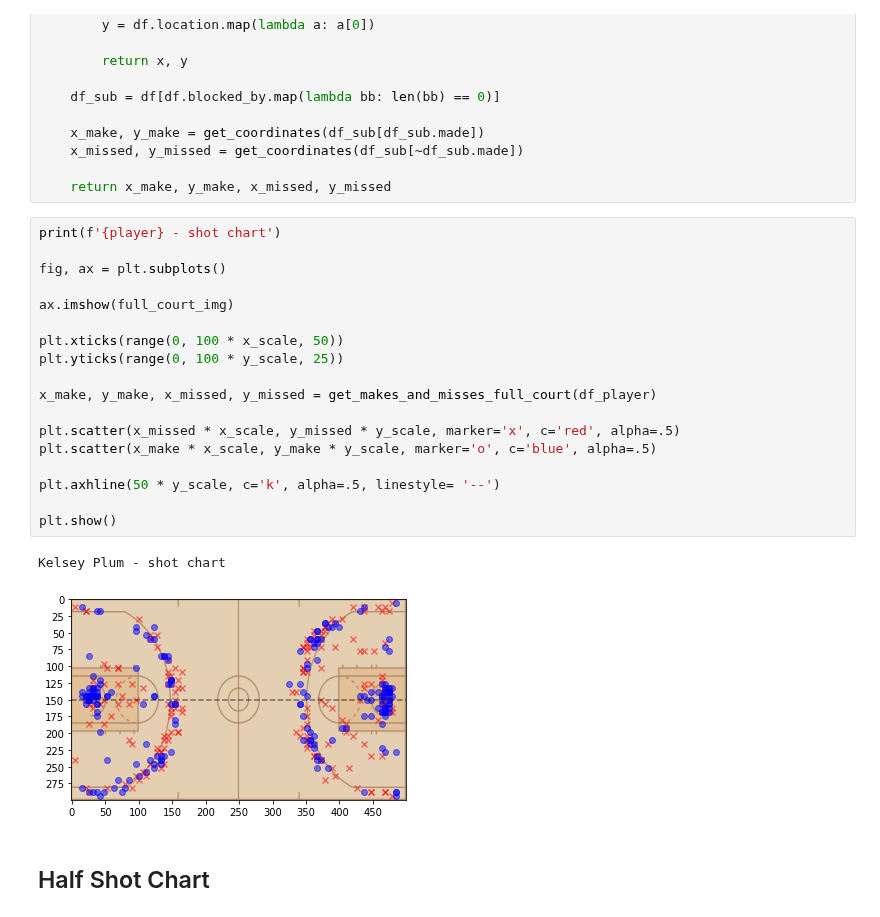
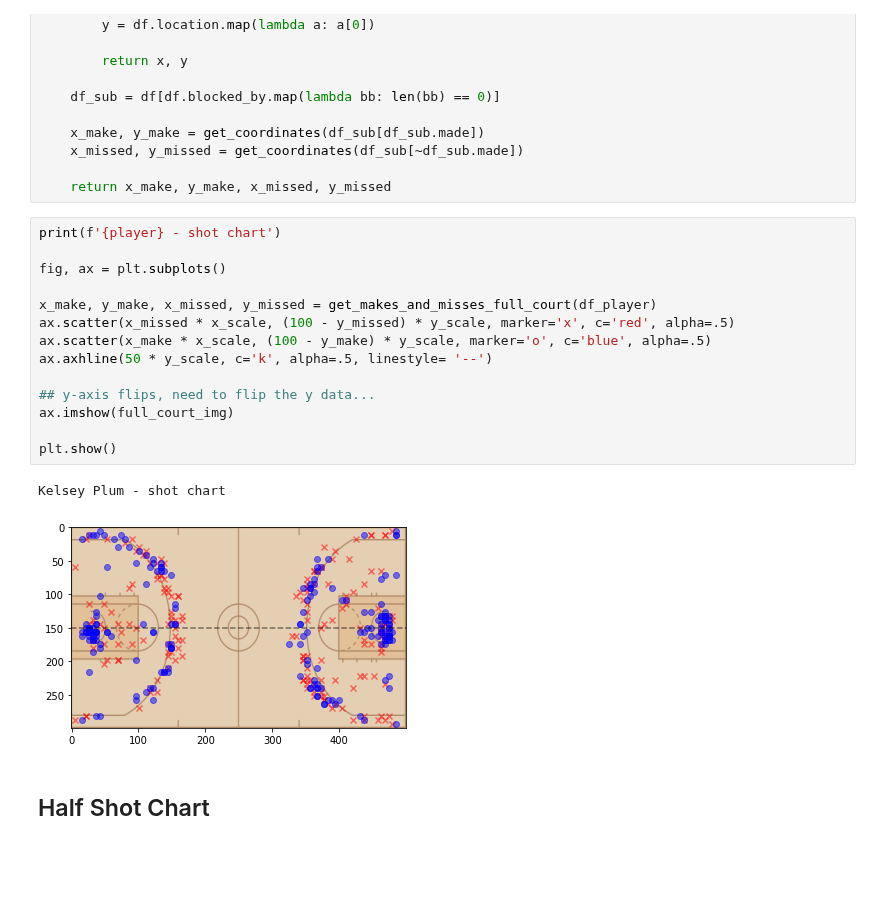
Before and after one commit to dpasse/monte, a Jupyter notebook: workspace/wncaa/shot_charts.ipynb, the cells around one changed output. Saved outputs shown, nothing was run; the diff lists cells and outputs as text; blank space fills up the shorter version.

```diff
--- a/workspace/wncaa/shot_charts.ipynb
+++ b/workspace/wncaa/shot_charts.ipynb
@@ -192,24 +194,20 @@ def get_makes_and_misses_full_court(df):
 # %%
 print(f'{player} - shot chart')
 
 fig, ax = plt.subplots()
 
+x_make, y_make, x_missed, y_missed = get_makes_and_misses_full_court(df_player)
+ax.scatter(x_missed * x_scale, (100 - y_missed) * y_scale, marker='x', c='red', alpha=.5)
+ax.scatter(x_make * x_scale, (100 - y_make) * y_scale, marker='o', c='blue', alpha=.5)
+ax.axhline(50 * y_scale, c='k', alpha=.5, linestyle= '--')
+
+## y-axis flips, need to flip the y data...
 ax.imshow(full_court_img)
 
-plt.xticks(range(0, 100 * x_scale, 50))
-plt.yticks(range(0, 100 * y_scale, 25))
-
-x_make, y_make, x_missed, y_missed = get_makes_and_misses_full_court(df_player)
-
-plt.scatter(x_missed * x_scale, y_missed * y_scale, marker='x', c='red', alpha=.5)
-plt.scatter(x_make * x_scale, y_make * y_scale, marker='o', c='blue', alpha=.5)
-
-plt.axhline(50 * y_scale, c='k', alpha=.5, linestyle= '--')
-
 plt.show()
 # %% [output]
 Kelsey Plum - shot chart
-[figure, old version]
+[figure, new version]
 # %% [markdown]
 ## Half Shot Chart
 # %%
```
Also changed, not shown: parts of 5 cells of this notebook.
